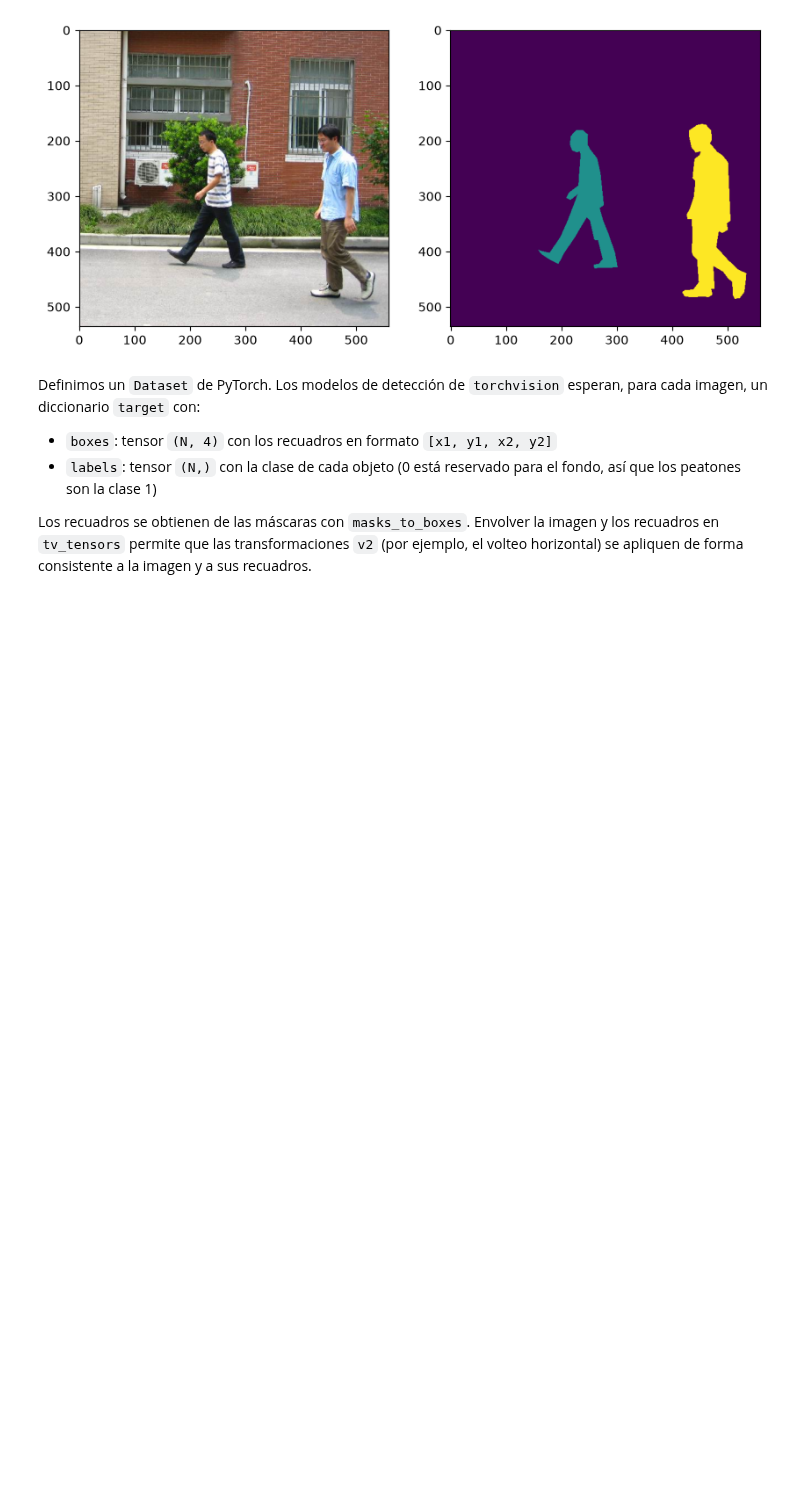
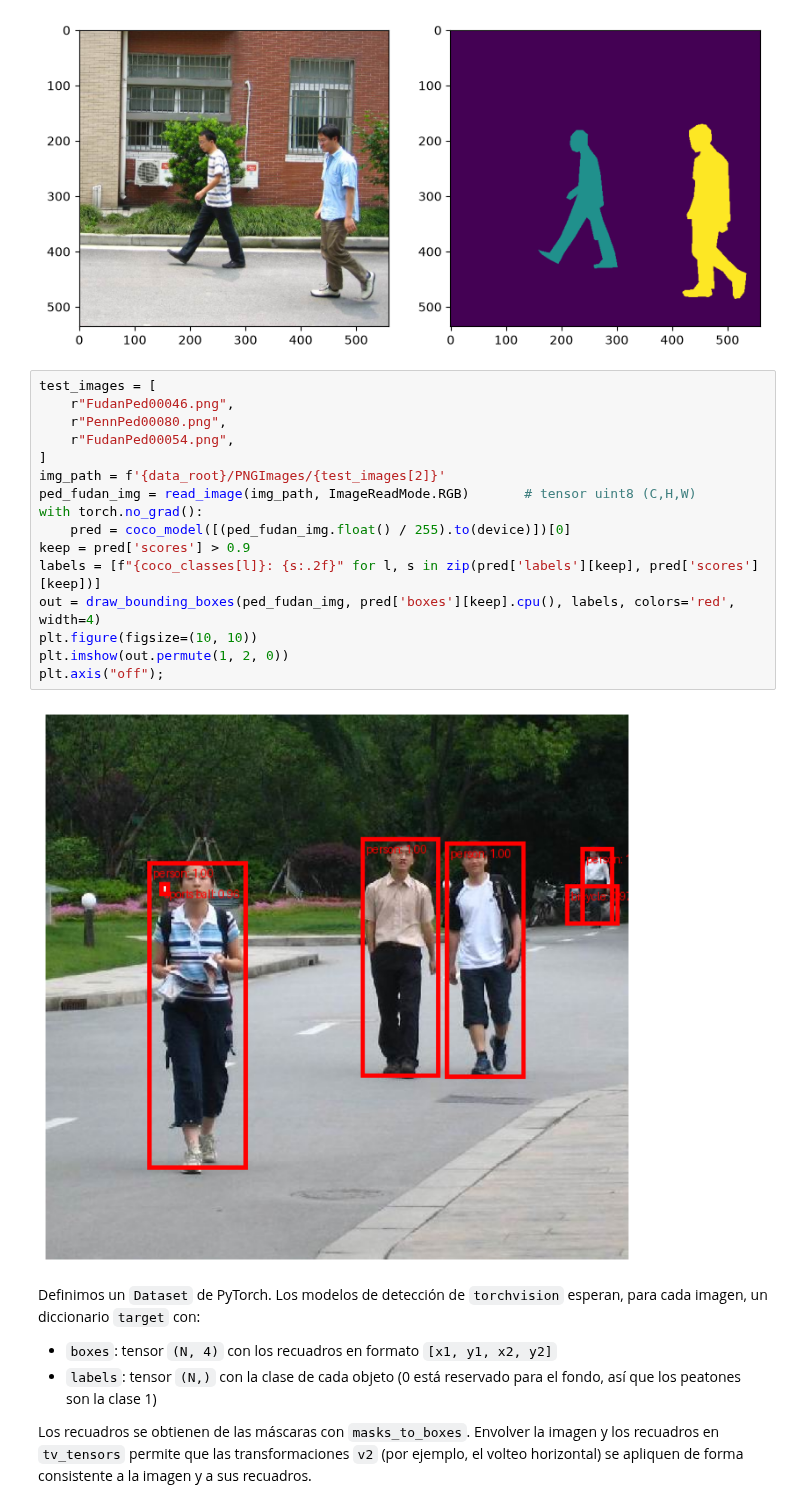
Before and after one commit to shernandez-ucm/AI-MDS, a Jupyter notebook: labs/2.3_ObjectDetection.ipynb, the cells around one changed output. Saved outputs shown, nothing was run; the diff lists cells and outputs as text; blank space fills up the shorter version.

```diff
--- a/labs/2.3_ObjectDetection.ipynb
+++ b/labs/2.3_ObjectDetection.ipynb
@@ -306,6 +332,24 @@ ax[1].imshow(read_image(f'{data_root}/PedMasks/FudanPed00001_mask.png')[0])
 # %% [output]
 <matplotlib.image.AxesImage at 0x...>
 [figure]
+# %%
+test_images = [
+    r"FudanPed00046.png",
+    r"PennPed00080.png",
+    r"FudanPed00054.png",
+]
+img_path = f'{data_root}/PNGImages/{test_images[2]}'
+ped_fudan_img = read_image(img_path, ImageReadMode.RGB)       # tensor uint8 (C,H,W)
+with torch.no_grad():
+    pred = coco_model([(ped_fudan_img.float() / 255).to(device)])[0]
+keep = pred['scores'] > 0.9
+labels = [f"{coco_classes[l]}: {s:.2f}" for l, s in zip(pred['labels'][keep], pred['scores'][keep])]
+out = draw_bounding_boxes(ped_fudan_img, pred['boxes'][keep].cpu(), labels, colors='red', width=4)
+plt.figure(figsize=(10, 10))
+plt.imshow(out.permute(1, 2, 0))
+plt.axis("off");
+# %% [output]
+[figure, added]
 # %% [markdown]
 Definimos un `Dataset` de PyTorch. Los modelos de detección de `torchvision` esperan, para cada imagen, un diccionario `target` con:
 
```
Also changed, not shown: parts of 15 cells of this notebook, 13 other files.
